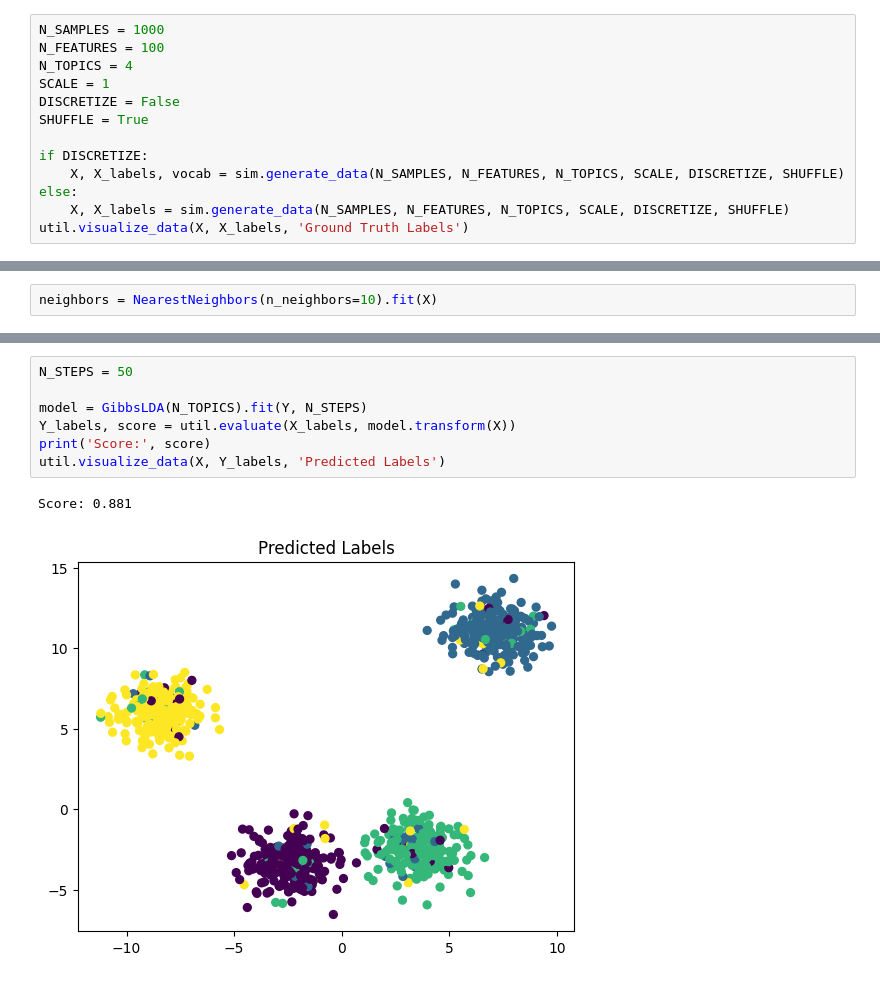
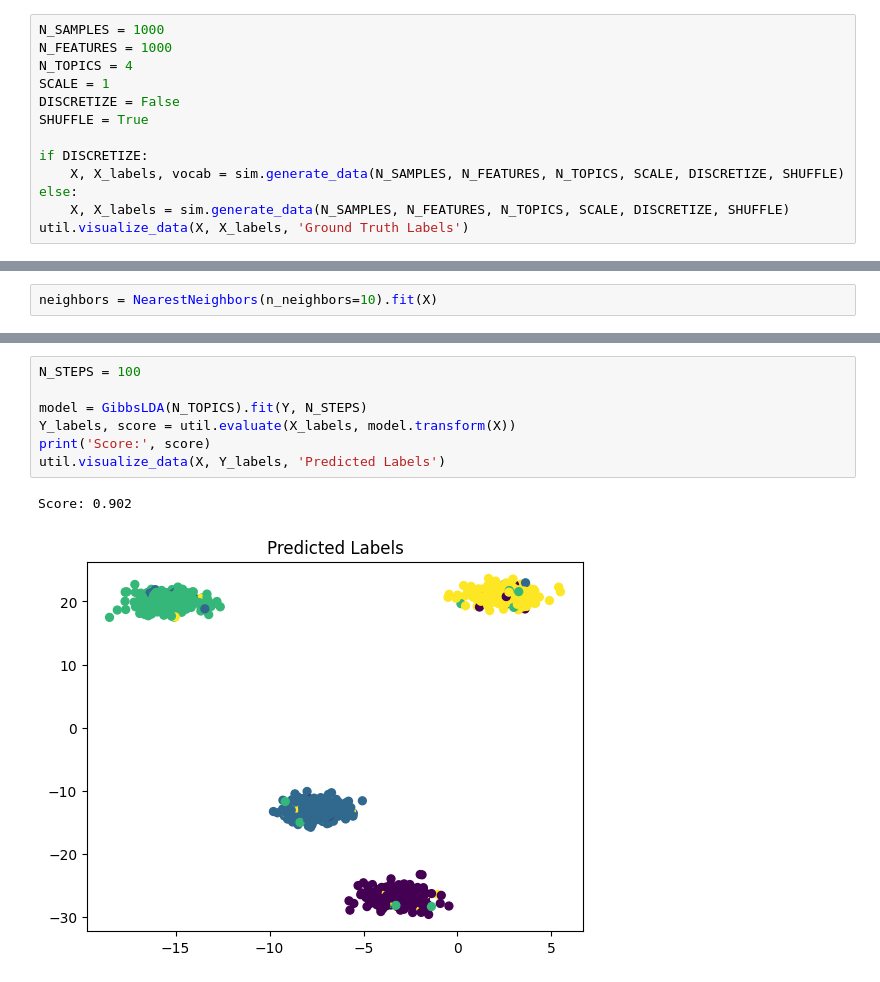
Before and after one commit to craigfouts/GibbsLDA, a Jupyter notebook: sandbox.ipynb, the cells around one changed output, grey strips where cells are left out. Cells and saved outputs as stored; diff of their text form.

```diff
--- a/sandbox.ipynb
+++ b/sandbox.ipynb
@@ -11,7 +11,7 @@ from models import GibbsLDA, CollapsedGibbsLDA, PyroLDA
 clear_output()
 # %%
 N_SAMPLES = 1000
-N_FEATURES = 100
+N_FEATURES = 1000
 N_TOPICS = 4
 SCALE = 1
 DISCRETIZE = False
@@ -67,13 +234,13 @@ array([[ 4,  4, 24, ...,  4,  9,  4],
 # %%
-N_STEPS = 50
+N_STEPS = 100
 
 model = GibbsLDA(N_TOPICS).fit(Y, N_STEPS)
 Y_labels, score = util.evaluate(X_labels, model.transform(X))
 print('Score:', score)
 util.visualize_data(X, Y_labels, 'Predicted Labels')
 # %% [output]
-Score: 0.881
+Score: 0.902
-[figure, old version]
+[figure, new version]
 # %%
 y = model.likelihood_log_
 # y = model.loss_log_
```
Also changed, not shown: parts of 20 cells of this notebook, 2 other files.
